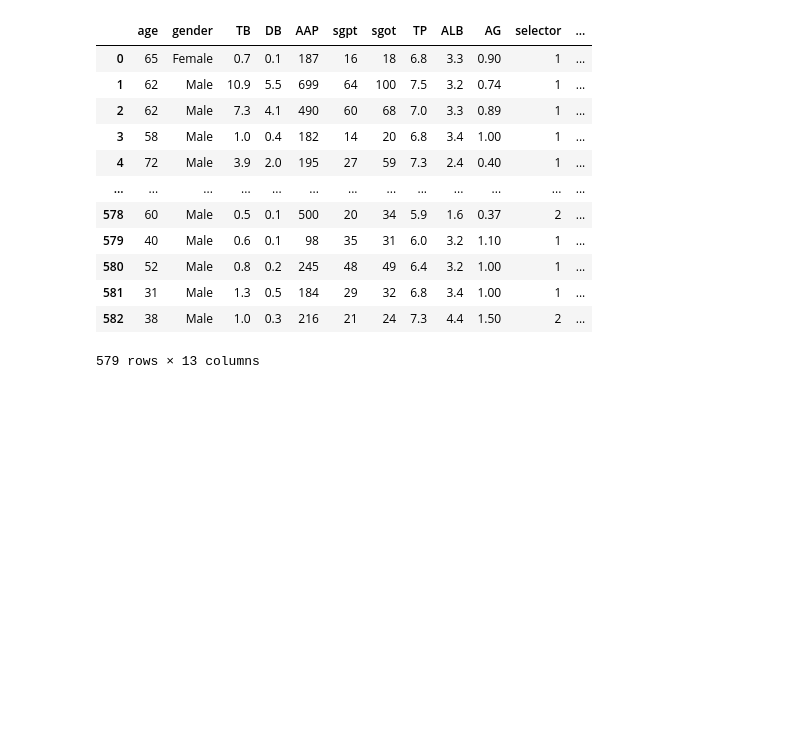
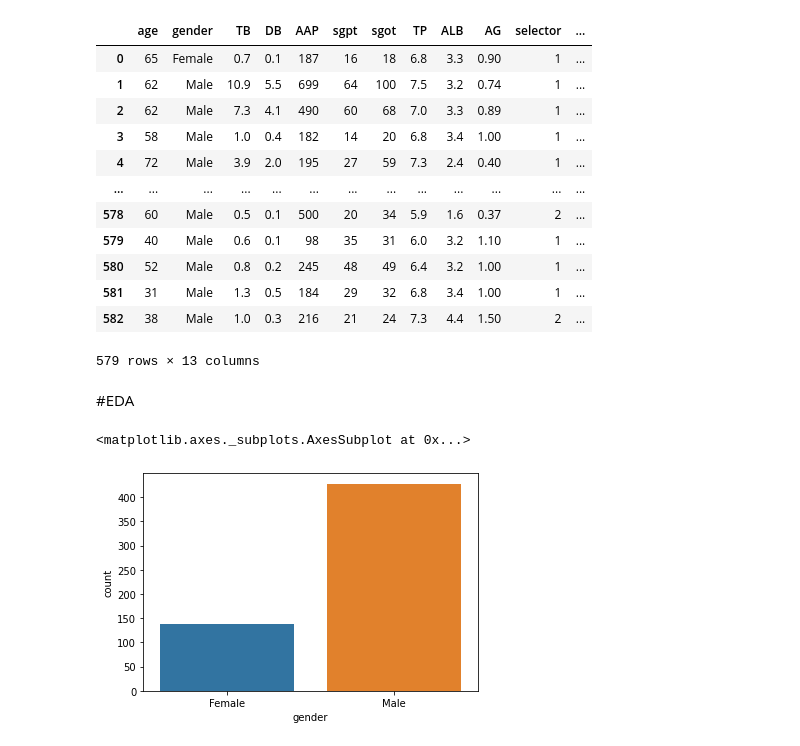
Before and after one commit to MugoChege/Liver-and-Tweets, a Jupyter notebook: Liver.ipynb, the cells around one changed output. Saved outputs shown, nothing was run; the diff lists cells and outputs as text; code cells hidden in the pictures; blank space fills up the shorter version.

Commit message:
With some plots

```diff
--- a/Liver.ipynb
+++ b/Liver.ipynb
@@ -139,3 +141,14 @@ sure
 | 581 | 31 | Male | 1.3 | 0.5 | 184 | 29 | 32 | 6.8 | 3.4 | 1.00 | 1 | ... |
 | 582 | 38 | Male | 1.0 | 0.3 | 216 | 21 | 24 | 7.3 | 4.4 | 1.50 | 2 | ... |
 579 rows × 13 columns
+# %%
+sure.drop_duplicates(inplace= True)
+# %% [markdown]
+#EDA
+# %%
+toeda = sure.copy()
+# %%
+sns.countplot(toeda['gender'])
+# %% [output]
+<matplotlib.axes._subplots.AxesSubplot at 0x...>
+[figure, added]
```
Also changed, not shown: parts of 13 cells of this notebook.
